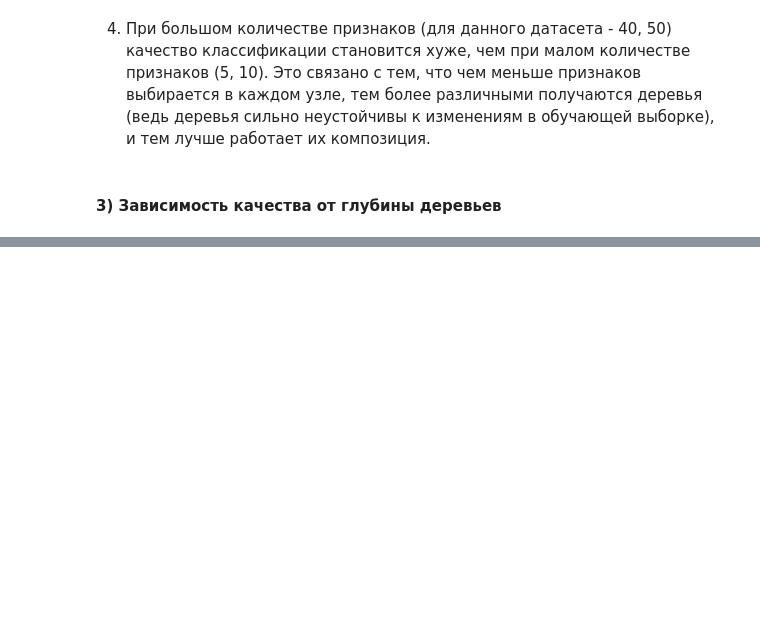
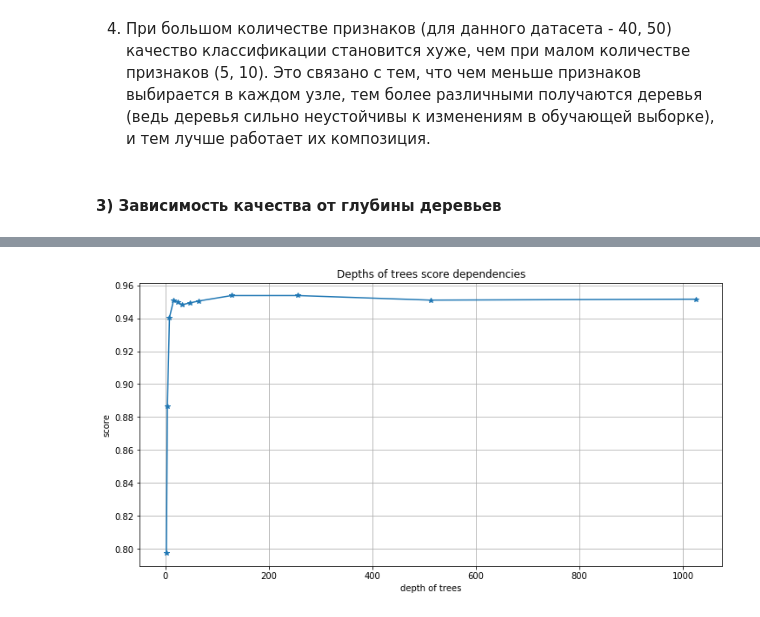
Before and after one commit to nesov777/ML-C2W4, a Jupyter notebook: C2W4-1.ipynb, the cells around one changed output, grey strips where cells are left out. Cells and saved outputs as stored; diff of their text form; code cells hidden in the pictures; blank space fills up the shorter version.

```diff
--- a/C2W4-1.ipynb
+++ b/C2W4-1.ipynb
@@ -185,8 +185,9 @@ plt.title("Features score dependencies");
 # %% [markdown]
 #### 3) Зависимость качества от глубины деревьев
 # %%
+%%time
 rf_scoring_3 = []
-n_features = [2,4,8,16,24,32,48,64]
-for feature in n_features:
-    rf_estimator_iter=ensemble.RandomForestClassifier(max_features=feature)
-    rf_scoring_2.append(model_selection.cross_val_score(rf_estimator_iter, X, y, cv=10).mean())
+t_depths = [2,4,8,16,24,32,48,64,128,256,512,1024]
+for depth in t_depths:
+    rf_estimator_iter=ensemble.RandomForestClassifier(max_depth=depth)
+    rf_scoring_3.append(model_selection.cross_val_score(rf_estimator_iter, X, y, cv=10).mean())
@@ -192,0 +210,9 @@ for feature in n_features:
+# %%
+plt.figure(figsize=(12,6))
+plt.grid(True)
+plt.plot(t_depths,rf_scoring_3,marker='*')
+plt.xlabel("depth of trees")
+plt.ylabel("score")
+plt.title("Depths of trees score dependencies");
+# %% [output]
+[figure, added]
```
Also changed, not shown: parts of 3 cells of this notebook, 1 other file.
